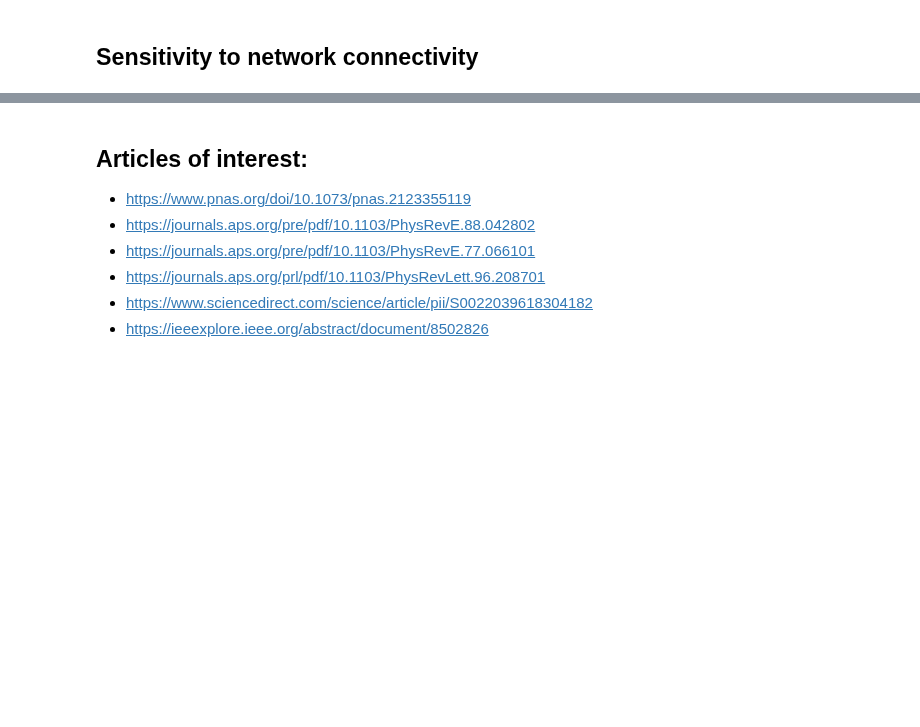
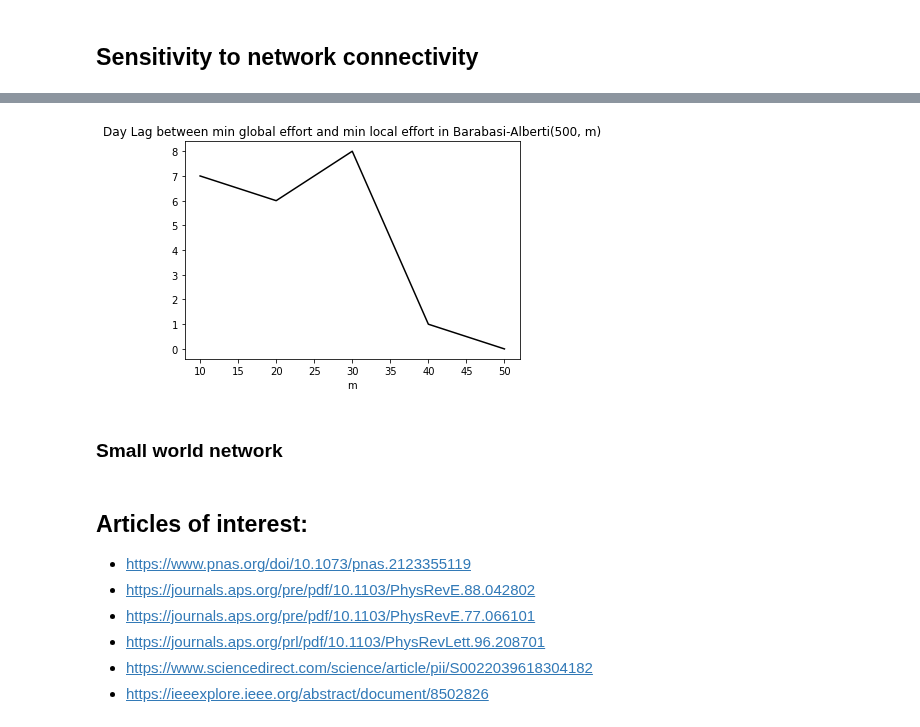
Before and after one commit to JimmyCalvoMonge/AdaptiveNetworks, a Jupyter notebook: network_experiments.ipynb, the cells around one changed output, grey strips where cells are left out. Saved outputs shown, nothing was run; the diff lists cells and outputs as text; code cells hidden in the pictures; blank space fills up the shorter version.

```diff
--- a/network_experiments.ipynb
+++ b/network_experiments.ipynb
@@ -721,3 +693,14 @@ for m in mms:
+# %%
+plt.figure()
+days = 50
+plt.plot(mms, day_lags,'-k', label="Network avg. edges reduction")
+plt.title("Day Lag between min global effort and min local effort in Barabasi-Alberti(500, m)")
+plt.xlabel("m")
+plt.show()
+# %% [output]
+[figure, added]
+# %% [markdown]
+### Small world network
 # %% [markdown]
 ## Articles of interest:
 - https://www.pnas.org/doi/10.1073/pnas.2123355119
```
Also changed, not shown: parts of 7 cells of this notebook, 19 other files.
